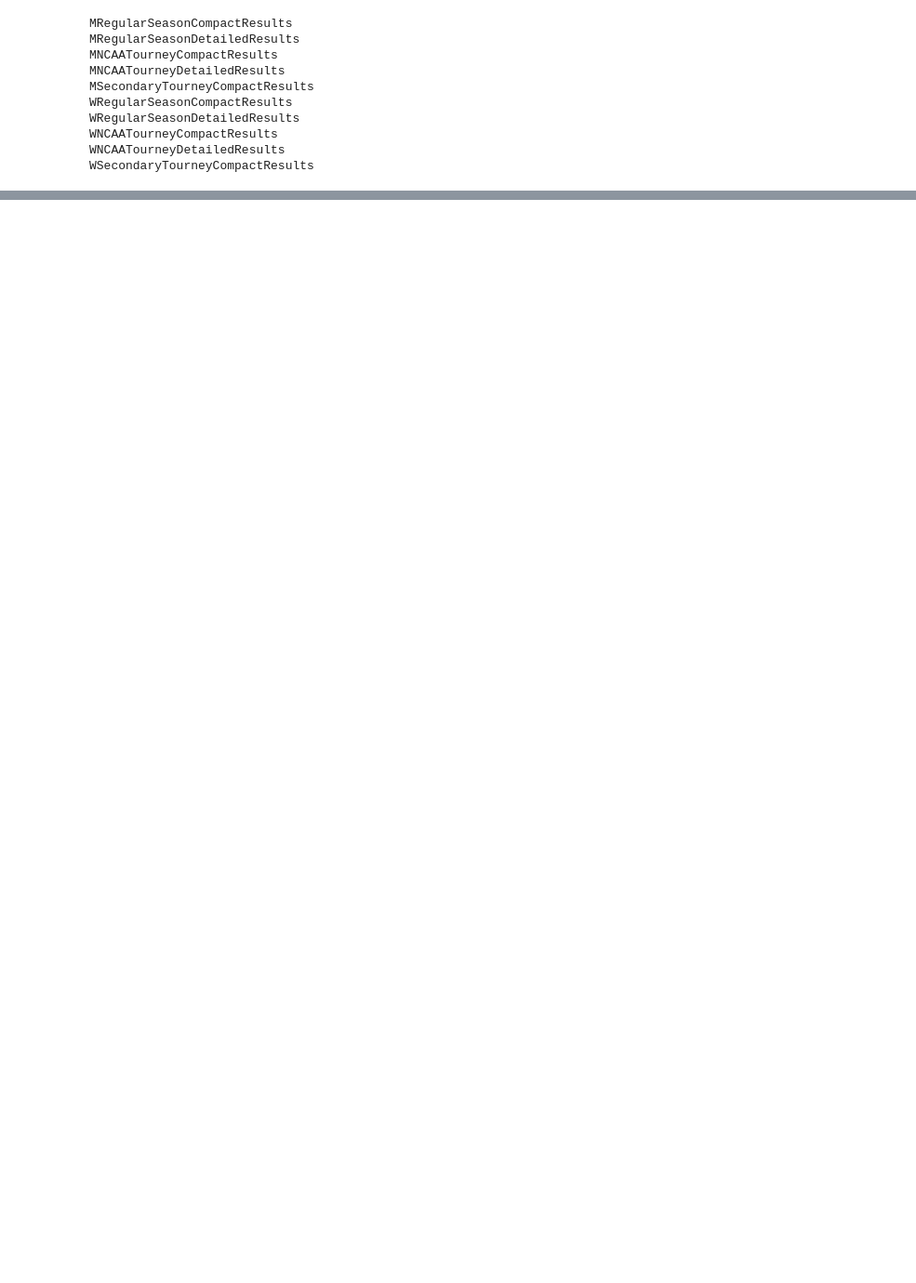
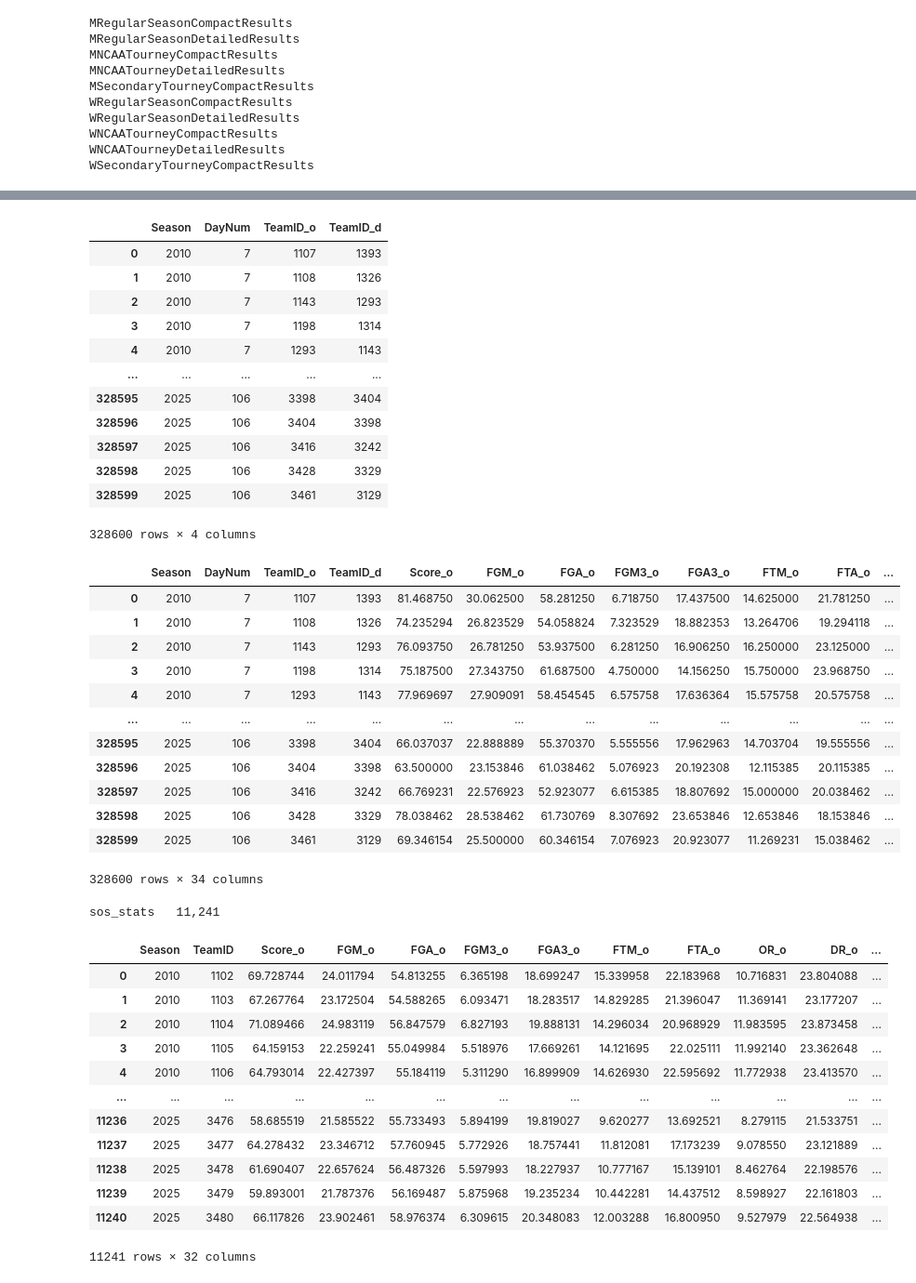
Before and after one commit to bedwards/mania, a Jupyter notebook: working/spread.ipynb, the cells around one changed output, grey strips where cells are left out. Shown at 93% size. Saved outputs shown, nothing was run; the diff lists cells and outputs as text; code cells hidden in the pictures; blank space fills up the shorter version.

```diff
--- a/working/spread.ipynb
+++ b/working/spread.ipynb
@@ -218,0 +272,76 @@ season_stats   10,722
+# %%
+matchups = game_stats_o_d[["Season", "DayNum", "TeamID_o", "TeamID_d"]]
+p(matchups)
+
+# matchups with the season stats of d
+opp_season_stats = pd.merge(
+    matchups,
+    season_stats,
+    left_on=["Season", "TeamID_d"],
+    right_on=["Season", "TeamID"],
+)
+opp_season_stats = opp_season_stats.drop(columns="TeamID")
+opp_season_stats = opp_season_stats.sort_values(
+    ["Season", "DayNum", "TeamID_o", "TeamID_d"]
+)
+opp_season_stats = opp_season_stats.reset_index(drop=True)
+p(opp_season_stats)
+
+# strength of schedule
+sos_stats = opp_season_stats.rename(columns={"TeamID_o": "TeamID"})
+sos_stats = sos_stats.drop(columns="TeamID_d")
+sos_stats_g = sos_stats.groupby(["Season", "TeamID"])
+
+sos_stats = sos_stats_g[
+    [c for c in sos_stats if c.endswith("_o")]
+    + [c for c in sos_stats if c.endswith("_d")]
+].mean()
+
+sos_stats = sos_stats.reset_index()
+sos_stats = sos_stats.sort_values(["Season", "TeamID"])
+sos_stats = sos_stats.reset_index(drop=True)
+
+print(f"sos_stats   {sos_stats.shape[0]:,}")
+p(sos_stats)
+print()
+# %% [output]
+|  | Season | DayNum | TeamID_o | TeamID_d |
+| 0 | 2010 | 7 | 1107 | 1393 |
+| 1 | 2010 | 7 | 1108 | 1326 |
+| 2 | 2010 | 7 | 1143 | 1293 |
+| 3 | 2010 | 7 | 1198 | 1314 |
+| 4 | 2010 | 7 | 1293 | 1143 |
+| ... | ... | ... | ... | ... |
+| 328595 | 2025 | 106 | 3398 | 3404 |
+| 328596 | 2025 | 106 | 3404 | 3398 |
+| 328597 | 2025 | 106 | 3416 | 3242 |
+| 328598 | 2025 | 106 | 3428 | 3329 |
+| 328599 | 2025 | 106 | 3461 | 3129 |
+328600 rows × 4 columns
+|  | Season | DayNum | TeamID_o | TeamID_d | Score_o | FGM_o | FGA_o | FGM3_o | FGA3_o | FTM_o | FTA_o | ... |
+| 0 | 2010 | 7 | 1107 | 1393 | 81.468750 | 30.062500 | 58.281250 | 6.718750 | 17.437500 | 14.625000 | 21.781250 | ... |
+| 1 | 2010 | 7 | 1108 | 1326 | 74.235294 | 26.823529 | 54.058824 | 7.323529 | 18.882353 | 13.264706 | 19.294118 | ... |
+| 2 | 2010 | 7 | 1143 | 1293 | 76.093750 | 26.781250 | 53.937500 | 6.281250 | 16.906250 | 16.250000 | 23.125000 | ... |
+| 3 | 2010 | 7 | 1198 | 1314 | 75.187500 | 27.343750 | 61.687500 | 4.750000 | 14.156250 | 15.750000 | 23.968750 | ... |
+| 4 | 2010 | 7 | 1293 | 1143 | 77.969697 | 27.909091 | 58.454545 | 6.575758 | 17.636364 | 15.575758 | 20.575758 | ... |
+| ... | ... | ... | ... | ... | ... | ... | ... | ... | ... | ... | ... | ... |
+| 328595 | 2025 | 106 | 3398 | 3404 | 66.037037 | 22.888889 | 55.370370 | 5.555556 | 17.962963 | 14.703704 | 19.555556 | ... |
+| 328596 | 2025 | 106 | 3404 | 3398 | 63.500000 | 23.153846 | 61.038462 | 5.076923 | 20.192308 | 12.115385 | 20.115385 | ... |
+| 328597 | 2025 | 106 | 3416 | 3242 | 66.769231 | 22.576923 | 52.923077 | 6.615385 | 18.807692 | 15.000000 | 20.038462 | ... |
+| 328598 | 2025 | 106 | 3428 | 3329 | 78.038462 | 28.538462 | 61.730769 | 8.307692 | 23.653846 | 12.653846 | 18.153846 | ... |
+| 328599 | 2025 | 106 | 3461 | 3129 | 69.346154 | 25.500000 | 60.346154 | 7.076923 | 20.923077 | 11.269231 | 15.038462 | ... |
+328600 rows × 34 columns
+sos_stats   11,241
+|  | Season | TeamID | Score_o | FGM_o | FGA_o | FGM3_o | FGA3_o | FTM_o | FTA_o | OR_o | DR_o | ... |
+| 0 | 2010 | 1102 | 69.728744 | 24.011794 | 54.813255 | 6.365198 | 18.699247 | 15.339958 | 22.183968 | 10.716831 | 23.804088 | ... |
+| 1 | 2010 | 1103 | 67.267764 | 23.172504 | 54.588265 | 6.093471 | 18.283517 | 14.829285 | 21.396047 | 11.369141 | 23.177207 | ... |
+| 2 | 2010 | 1104 | 71.089466 | 24.983119 | 56.847579 | 6.827193 | 19.888131 | 14.296034 | 20.968929 | 11.983595 | 23.873458 | ... |
+| 3 | 2010 | 1105 | 64.159153 | 22.259241 | 55.049984 | 5.518976 | 17.669261 | 14.121695 | 22.025111 | 11.992140 | 23.362648 | ... |
+| 4 | 2010 | 1106 | 64.793014 | 22.427397 | 55.184119 | 5.311290 | 16.899909 | 14.626930 | 22.595692 | 11.772938 | 23.413570 | ... |
+| ... | ... | ... | ... | ... | ... | ... | ... | ... | ... | ... | ... | ... |
+| 11236 | 2025 | 3476 | 58.685519 | 21.585522 | 55.733493 | 5.894199 | 19.819027 | 9.620277 | 13.692521 | 8.279115 | 21.533751 | ... |
+| 11237 | 2025 | 3477 | 64.278432 | 23.346712 | 57.760945 | 5.772926 | 18.757441 | 11.812081 | 17.173239 | 9.078550 | 23.121889 | ... |
+| 11238 | 2025 | 3478 | 61.690407 | 22.657624 | 56.487326 | 5.597993 | 18.227937 | 10.777167 | 15.139101 | 8.462764 | 22.198576 | ... |
+| 11239 | 2025 | 3479 | 59.893001 | 21.787376 | 56.169487 | 5.875968 | 19.235234 | 10.442281 | 14.437512 | 8.598927 | 22.161803 | ... |
+| 11240 | 2025 | 3480 | 66.117826 | 23.902461 | 58.976374 | 6.309615 | 20.348083 | 12.003288 | 16.800950 | 9.527979 | 22.564938 | ... |
+11241 rows × 32 columns
```
Also changed, not shown: parts of 11 cells of this notebook, 2 other files.
